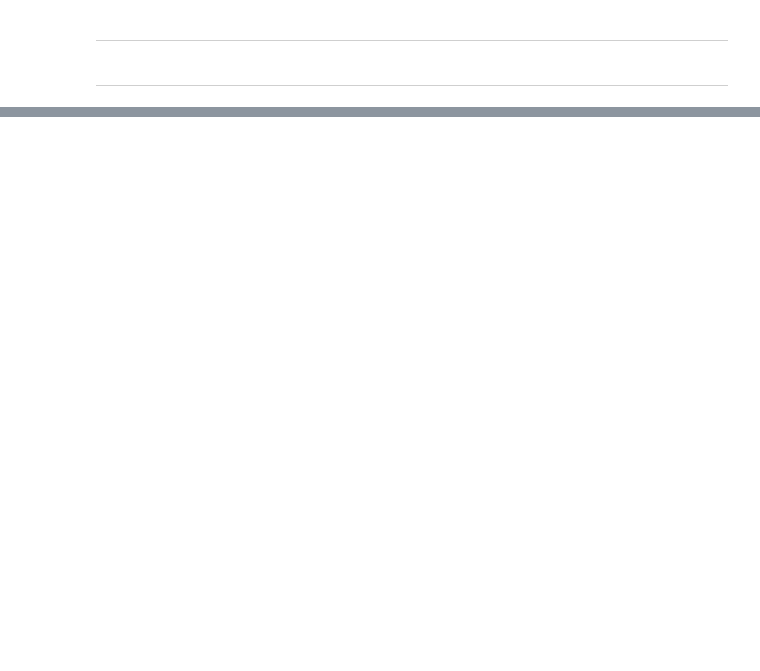
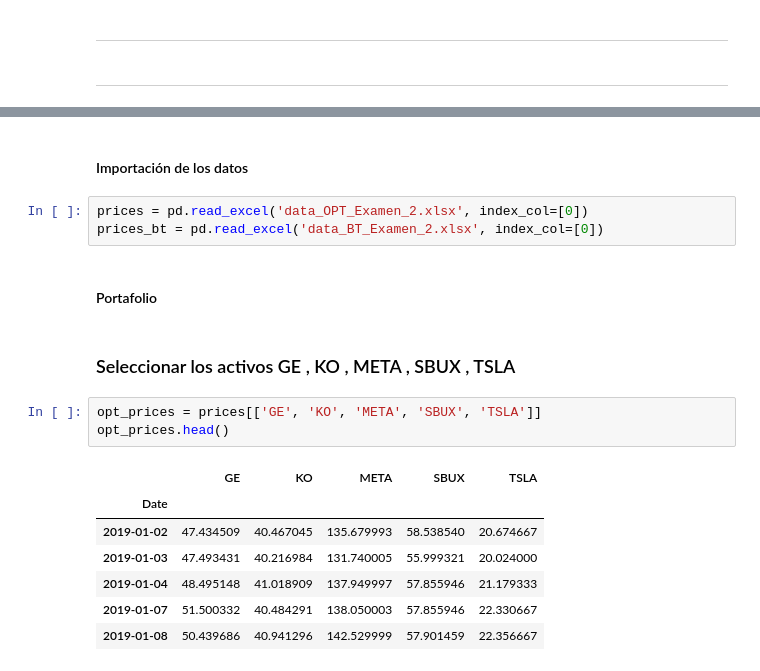
Before and after one commit to ppmelch/Portafolios-de-Inversi-n, a Jupyter notebook: Parcial 2/Examen 2/Examen 2.ipynb, the cells around one changed output, grey strips where cells are left out. Saved outputs shown, nothing was run; the diff lists cells and outputs as text; blank space fills up the shorter version.

```diff
--- a/Parcial 2/Examen 2/Examen 2.ipynb
+++ b/Parcial 2/Examen 2/Examen 2.ipynb
@@ -133,0 +179,20 @@ def backtesting(prices: pd.DataFrame, benchmark: pd.DataFrame, weights: dict, ca
+# %% [markdown]
+#### Importación de los datos
+# %%
+prices = pd.read_excel('data_OPT_Examen_2.xlsx', index_col=[0])
+prices_bt = pd.read_excel('data_BT_Examen_2.xlsx', index_col=[0])
+# %% [markdown]
+#### Portafolio
+# %% [markdown]
+### Seleccionar los activos GE , KO , META , SBUX , TSLA
+# %%
+opt_prices = prices[['GE', 'KO', 'META', 'SBUX', 'TSLA']]
+opt_prices.head()
+# %% [output]
+|  | GE | KO | META | SBUX | TSLA |
+| Date |  |  |  |  |  |
+| 2019-01-02 | 47.434509 | 40.467045 | 135.679993 | 58.538540 | 20.674667 |
+| 2019-01-03 | 47.493431 | 40.216984 | 131.740005 | 55.999321 | 20.024000 |
+| 2019-01-04 | 48.495148 | 41.018909 | 137.949997 | 57.855946 | 21.179333 |
+| 2019-01-07 | 51.500332 | 40.484291 | 138.050003 | 57.855946 | 22.330667 |
+| 2019-01-08 | 50.439686 | 40.941296 | 142.529999 | 57.901459 | 22.356667 |
```
Also changed, not shown: parts of 31 cells of this notebook, 5 other files.
